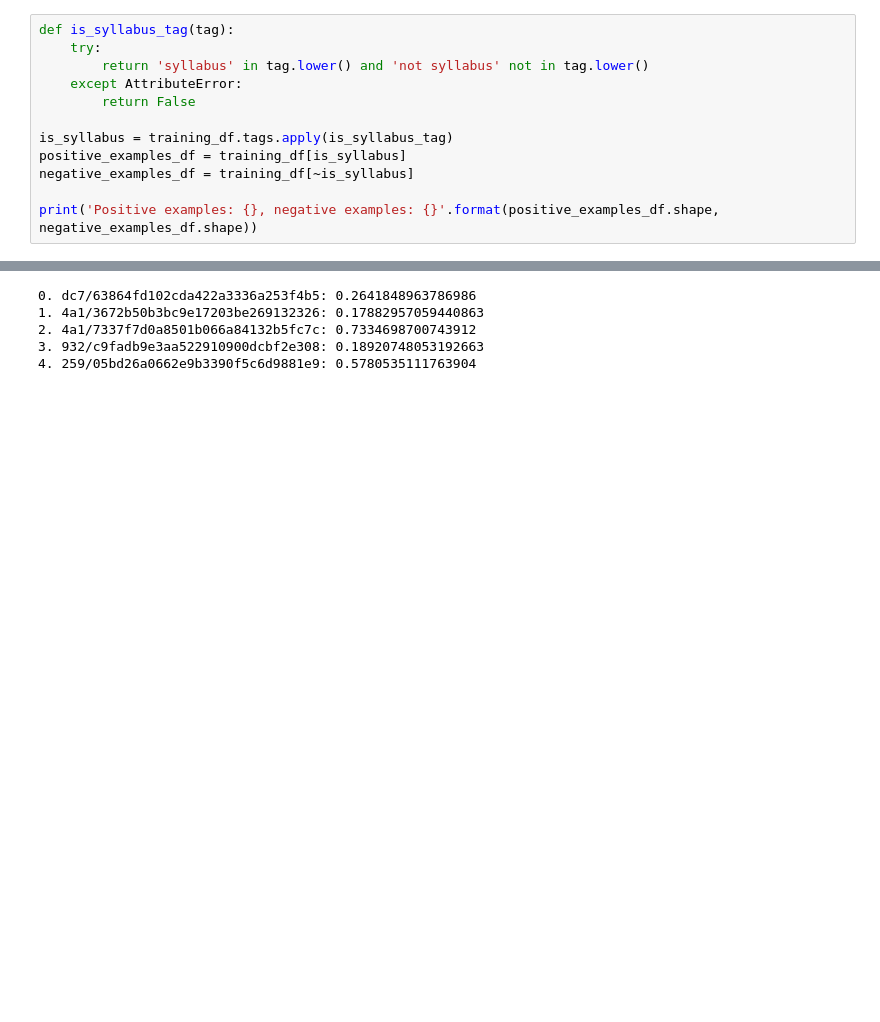
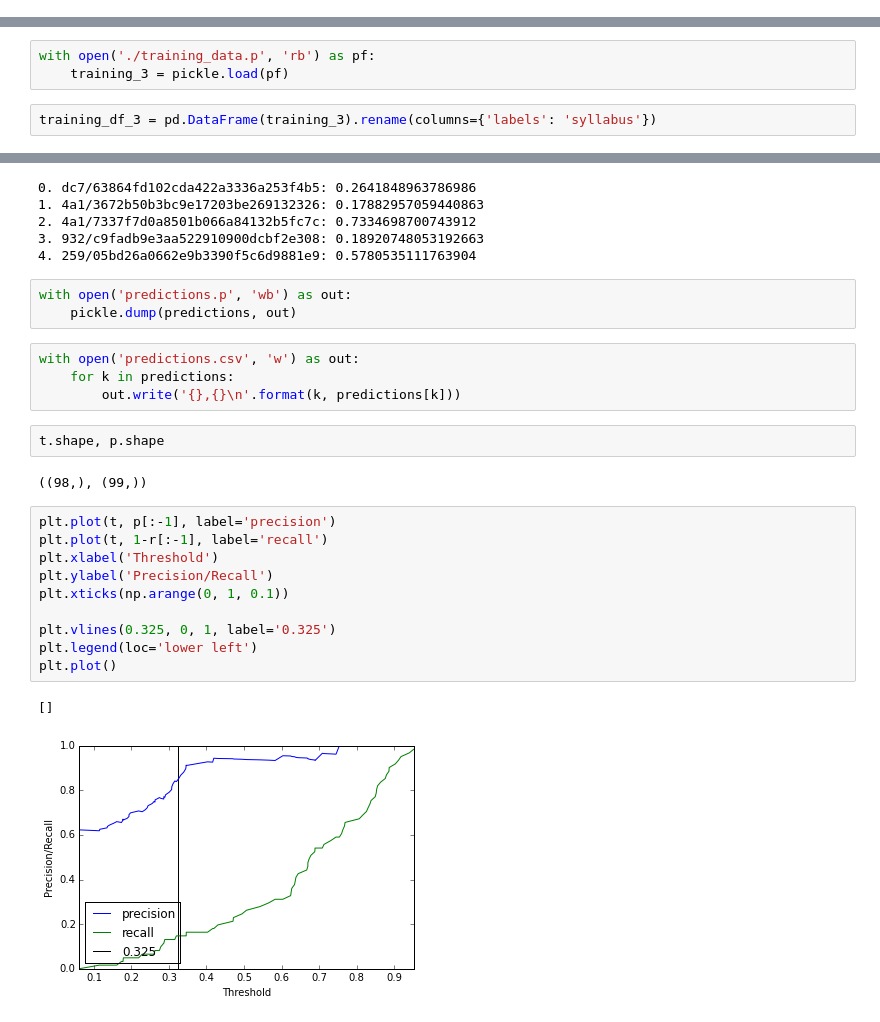
Before and after one commit to samzhang111/syllabus-classifier, a Jupyter notebook: Syllabus Classifier.ipynb, the cells around one changed output, grey strips where cells are left out. Drawn from its saved outputs; the diff is of its cells as text; blank space fills up the shorter version.

```diff
--- a/Syllabus Classifier.ipynb
+++ b/Syllabus Classifier.ipynb
@@ -60,12 +27,0 @@ This is a classifier to split syllabi from not, so as long as a document is a sy
-# %%
-def is_syllabus_tag(tag):
-    try:
-        return 'syllabus' in tag.lower() and 'not syllabus' not in tag.lower()
-    except AttributeError:
-        return False
-
-is_syllabus = training_df.tags.apply(is_syllabus_tag)
-positive_examples_df = training_df[is_syllabus]
-negative_examples_df = training_df[~is_syllabus]
-
-print('Positive examples: {}, negative examples: {}'.format(positive_examples_df.shape, negative_examples_df.shape))
@@ -73,0 +28,5 @@ Positive examples: (301, 6), negative examples: (471, 6)
+# %%
+with open('./training_data.p', 'rb') as pf:
+    training_3 = pickle.load(pf)
+# %%
+training_df_3 = pd.DataFrame(training_3).rename(columns={'labels': 'syllabus'})
@@ -565,3 +583,27 @@ for sy in ServerSide(query):
 2. 4a1/7337f7d0a8501b066a84132b5fc7c: 0.7334698700743912
 3. 932/c9fadb9e3aa522910900dcbf2e308: 0.18920748053192663
 4. 259/05bd26a0662e9b3390f5c6d9881e9: 0.5780535111763904
+# %%
+with open('predictions.p', 'wb') as out:
+    pickle.dump(predictions, out)
+# %%
+with open('predictions.csv', 'w') as out:
+    for k in predictions:
+        out.write('{},{}\n'.format(k, predictions[k]))
+# %%
+t.shape, p.shape
+# %% [output]
+((98,), (99,))
+# %%
+plt.plot(t, p[:-1], label='precision')
+plt.plot(t, 1-r[:-1], label='recall')
+plt.xlabel('Threshold')
+plt.ylabel('Precision/Recall')
+plt.xticks(np.arange(0, 1, 0.1))
+
+plt.vlines(0.325, 0, 1, label='0.325')
+plt.legend(loc='lower left')
+plt.plot()
+# %% [output]
+[]
+[figure, added]
```
Also changed, not shown: parts of 27 cells of this notebook, 2 other files.
